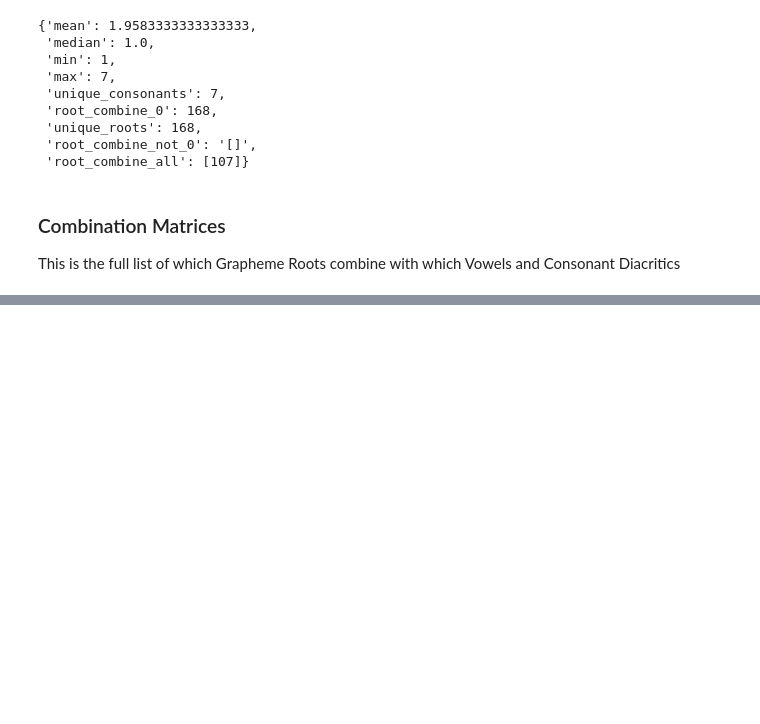
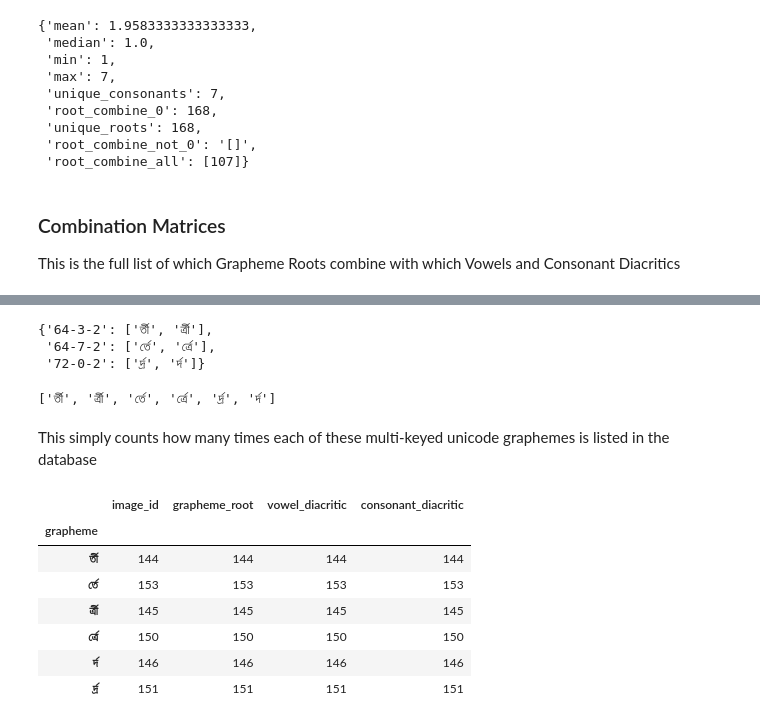
Before and after one commit to JamesMcGuigan/kaggle-bengali-ai, a Jupyter notebook: 1_EDA_Grapheme_Combinations.ipynb, the cells around one changed output, grey strips where cells are left out. Saved outputs shown, nothing was run; the diff lists cells and outputs as text; code cells hidden in the pictures; blank space fills up the shorter version.

Commit message:
EDA Grapheme Combinations | Sanity Checking

```diff
--- a/1_EDA_Grapheme_Combinations.ipynb
+++ b/1_EDA_Grapheme_Combinations.ipynb
@@ -171,0 +229,28 @@ combination_matrix(dataset, x='consonant_diacritic', y='vowel_diacritic', z='gra
+# %%
+multilabled_graphemes = {
+    "64-3-2": dataset.query("grapheme_root == 64 & vowel_diacritic == 3 & consonant_diacritic == 2")['grapheme'].unique().tolist(),
+    "64-7-2": dataset.query("grapheme_root == 64 & vowel_diacritic == 7 & consonant_diacritic == 2")['grapheme'].unique().tolist(),
+    "72-0-2": dataset.query("grapheme_root == 72 & vowel_diacritic == 0 & consonant_diacritic == 2")['grapheme'].unique().tolist(),
+}
+multilabled_graphemes
+# %% [output]
+{'64-3-2': ['র্তী', 'র্ত্রী'],
+ '64-7-2': ['র্তে', 'র্ত্রে'],
+ '72-0-2': ['র্দ্র', 'র্দ']}
+# %%
+multilabled_grapheme_list = list(chain(*multilabled_graphemes.values())); multilabled_grapheme_list
+# %% [output]
+['র্তী', 'র্ত্রী', 'র্তে', 'র্ত্রে', 'র্দ্র', 'র্দ']
+# %% [markdown]
+This simply counts how many times each of these multi-keyed unicode graphemes is listed in the database
+# %%
+dataset[ dataset['grapheme'].isin(multilabled_grapheme_list) ].groupby(['grapheme']).count()
+# %% [output]
+|  | image_id | grapheme_root | vowel_diacritic | consonant_diacritic |
+| grapheme |  |  |  |  |
+| র্তী | 144 | 144 | 144 | 144 |
+| র্তে | 153 | 153 | 153 | 153 |
+| র্ত্রী | 145 | 145 | 145 | 145 |
+| র্ত্রে | 150 | 150 | 150 | 150 |
+| র্দ | 146 | 146 | 146 | 146 |
+| র্দ্র | 151 | 151 | 151 | 151 |
```
Also changed, not shown: parts of 8 cells of this notebook.
